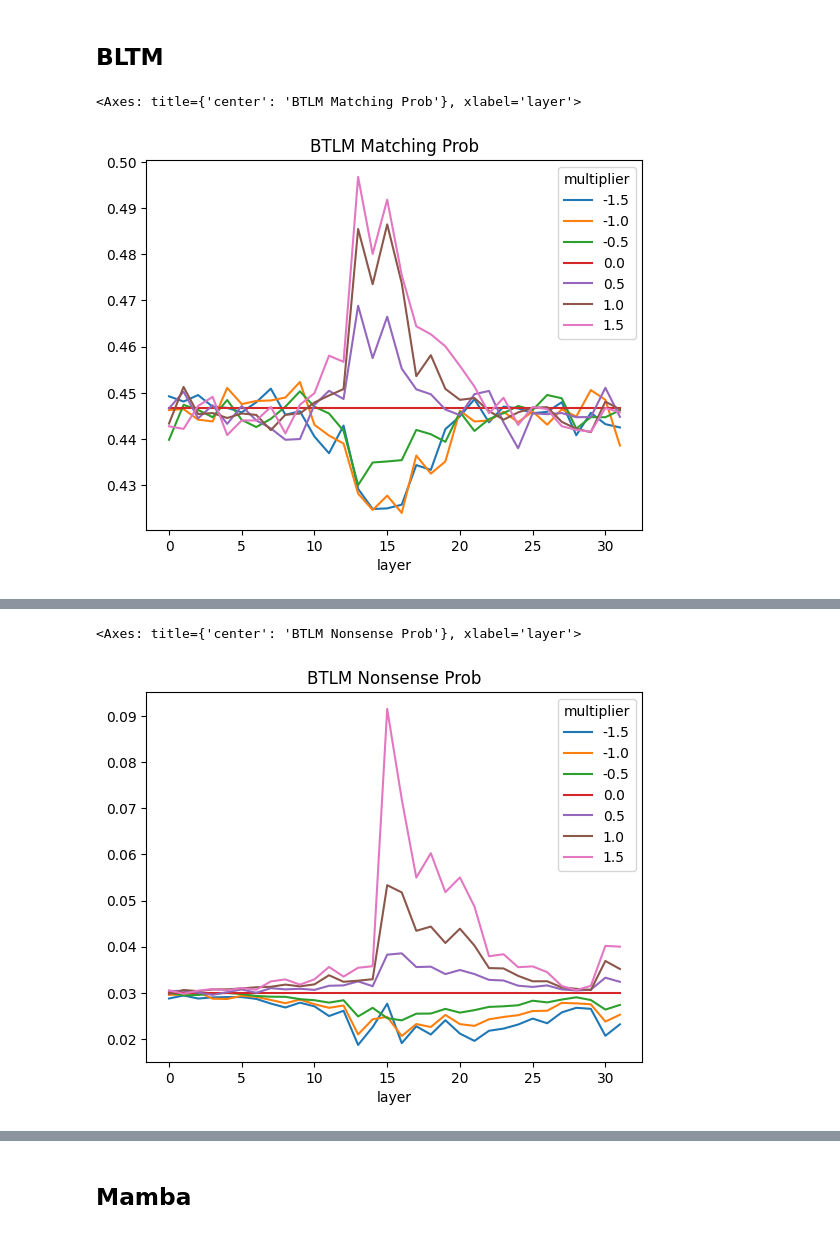
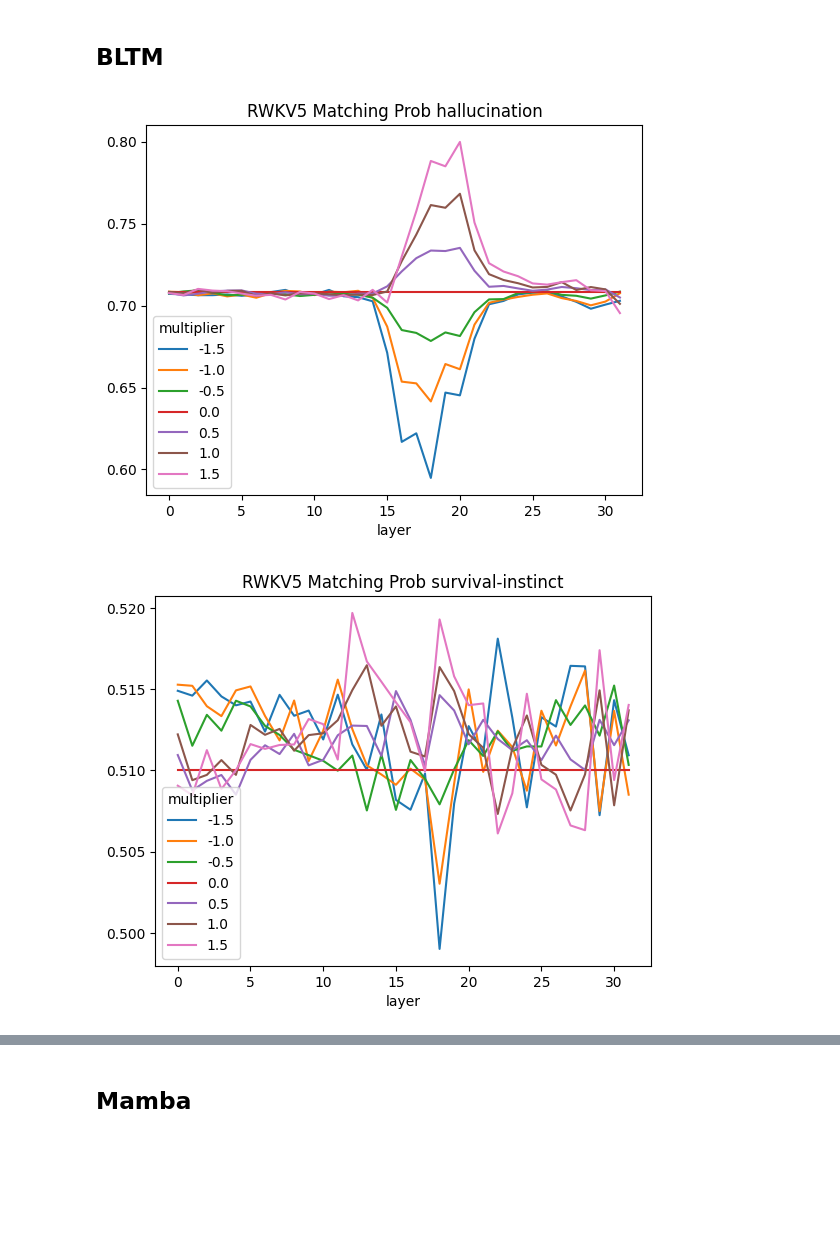
Before and after one commit to EleutherAI/rnngineering, a Jupyter notebook: Steering/plots.ipynb, the cells around one changed output, grey strips where cells are left out. Drawn from its saved outputs; the diff is of its cells as text; code cells hidden in the pictures; blank space fills up the shorter version.

Commit message:
Adjusted plotting for rwkv-v5

```diff
--- a/Steering/plots.ipynb
+++ b/Steering/plots.ipynb
@@ -3,20 +3,20 @@ import matplotlib.pyplot as plt
 import pandas as pd
 
 # dataframe = pd.read_csv("/mnt/ssd-1/nora/rnngineering/results/meta-llama/Llama-2-7b-chat-hf/refusal.csv")
-# dataframe = pd.read_csv("/mnt/ssd-1/nora/rnngineering/results/EleutherAI/Hermes-RWKV-v5-7B-HF/refusal.csv")
+# dataframe = pd.read_csv("/mnt/ssd-1/thomas/rnngineering/results/EleutherAI/Hermes-RWKV-v5-7B-HF/caa/coordinate-other-ais.csv")
 # dataframe = pd.read_csv("/mnt/ssd-1/nora/rnngineering/results/EleutherAI/Hermes-mamba-2.8b-slimpj/refusal.csv")
-dataframe = pd.read_csv("/mnt/ssd-1/nora/rnngineering/results/EleutherAI/Hermes-btlm-3b-8k/refusal.csv")
+# dataframe = pd.read_csv("/mnt/ssd-1/nora/rnngineering/results/EleutherAI/Hermes-btlm-3b-8k/refusal.csv")
 # %% [markdown]
 ## BLTM
 # %%
-dataframe = pd.read_csv(
-    "/mnt/ssd-1/nora/rnngineering/results/EleutherAI/Hermes-btlm-3b-8k/refusal.csv"
-)
-dataframe.pivot(
-    index="layer", columns="multiplier", values="matching"
-).plot(
-    title="BTLM Matching Prob"
-)
+behaviors = ["hallucination","survival-instinct","myopic-reward","refusal","coordinate-other-ais","corrigible-neutral-HHH","sycophancy"]
+for behavior in behaviors:
+    dataframe = pd.read_csv(f"/mnt/ssd-1/thomas/rnngineering/results/EleutherAI/Hermes-RWKV-v5-7B-HF/caa/{behavior}.csv")
+    dataframe.pivot(
+        index="layer", columns="multiplier", values="matching"
+    ).plot(
+        title=f"RWKV5 Matching Prob {behavior}"
+    )
 # %% [output]
-<Axes: title={'center': 'BTLM Matching Prob'}, xlabel='layer'>
-[figure, old version]
+[figure, new version]
+[figure, added]
@@ -23,9 +27,0 @@ dataframe.pivot(
-# %%
-dataframe.pivot(
-    index="layer", columns="multiplier", values="nonsense"
-).plot(
-    title="BTLM Nonsense Prob"
-)
-# %% [output]
-<Axes: title={'center': 'BTLM Nonsense Prob'}, xlabel='layer'>
-[figure, removed]
```
Also changed, not shown: parts of 2 cells of this notebook, 1 other file.
